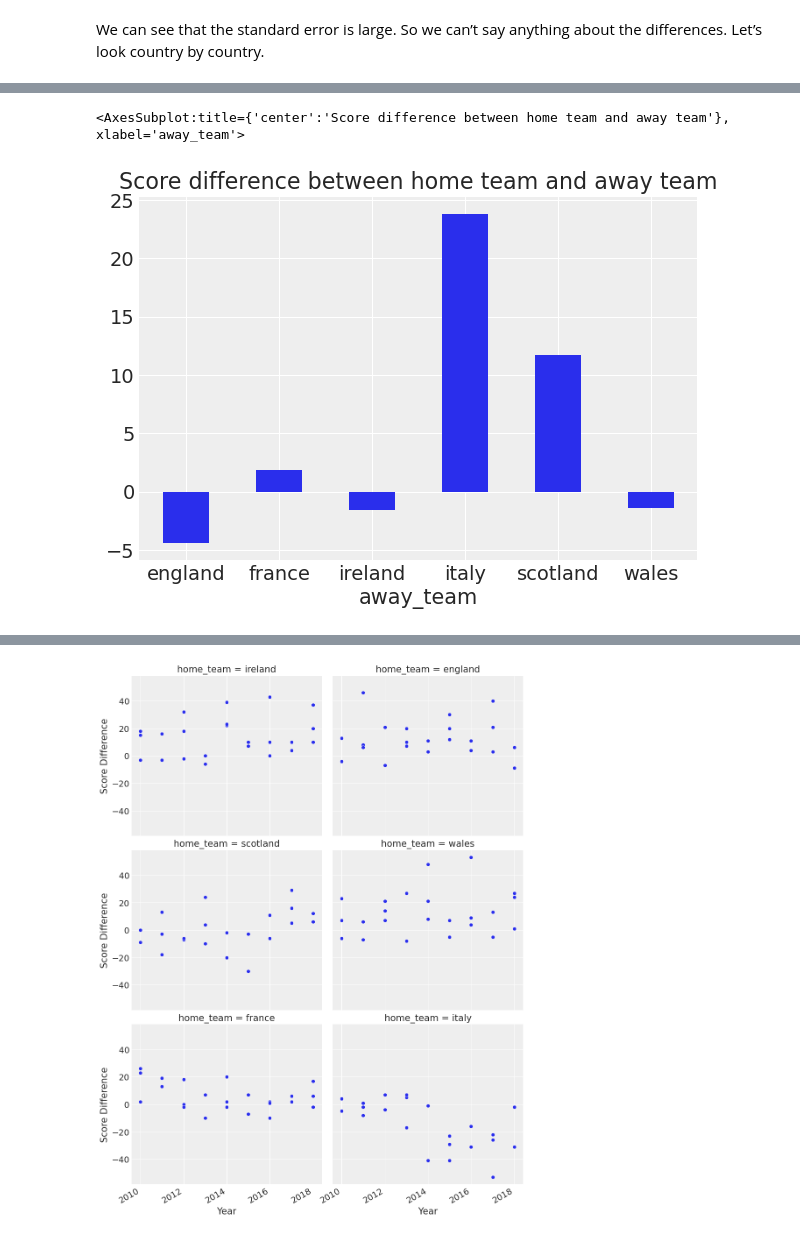
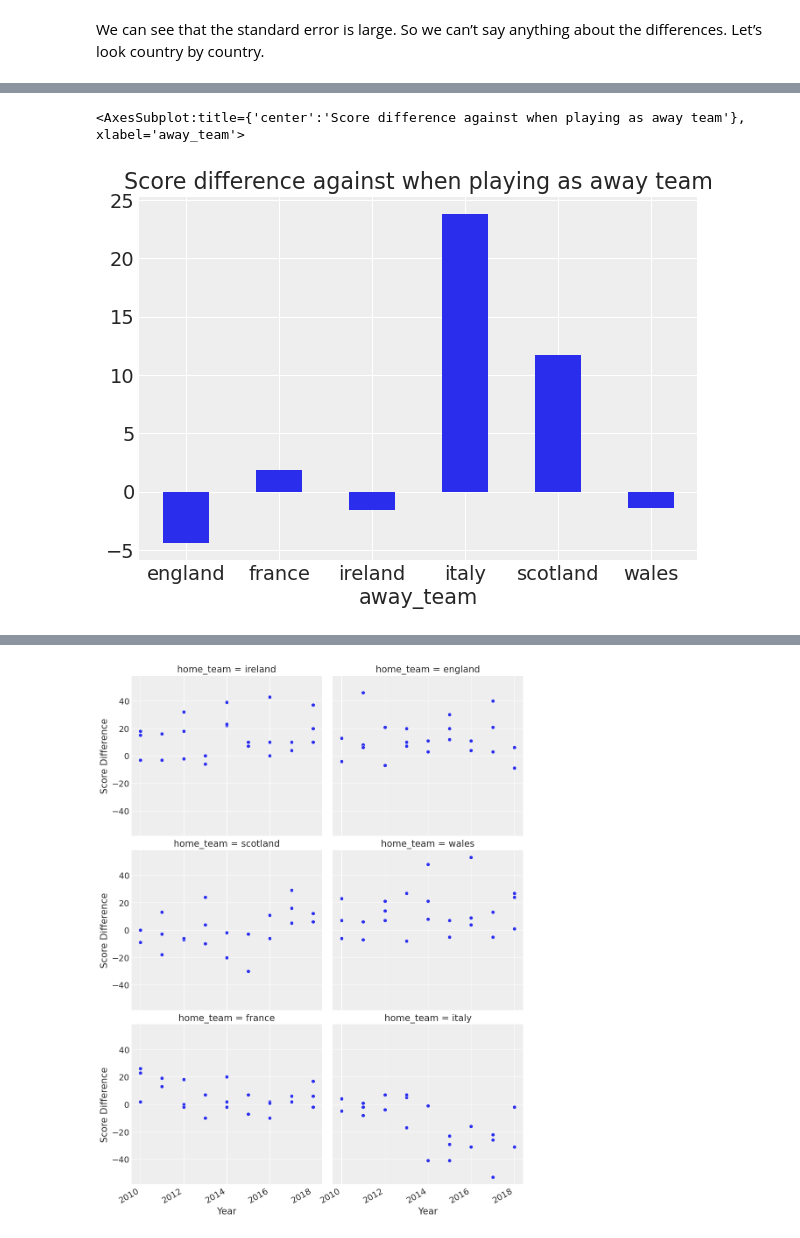
Before and after one commit to Graphight/Learning, a Jupyter notebook: ML-PyMC/tutorial.ipynb, the cells around one changed output, grey strips where cells are left out. Drawn from its saved outputs; the diff is of its cells as text; code cells hidden in the pictures.

```diff
--- a/ML-PyMC/tutorial.ipynb
+++ b/ML-PyMC/tutorial.ipynb
@@ -129,10 +137,10 @@ df_all.pivot_table("difference_non_abs", "home_team").plot(
 # %%
 df_all.pivot_table("difference_non_abs", "away_team").plot(
     kind="bar",
     rot=0,
     legend=False,
-    title="Score difference between home team and away team"
+    title="Score difference against when playing as away team"
 )
 # %% [output]
-<AxesSubplot:title={'center':'Score difference between home team and away team'}, xlabel='away_team'>
+<AxesSubplot:title={'center':'Score difference against when playing as away team'}, xlabel='away_team'>
-[figure, old version]
+[figure, new version]
```
Also changed, not shown: parts of 34 cells of this notebook.
